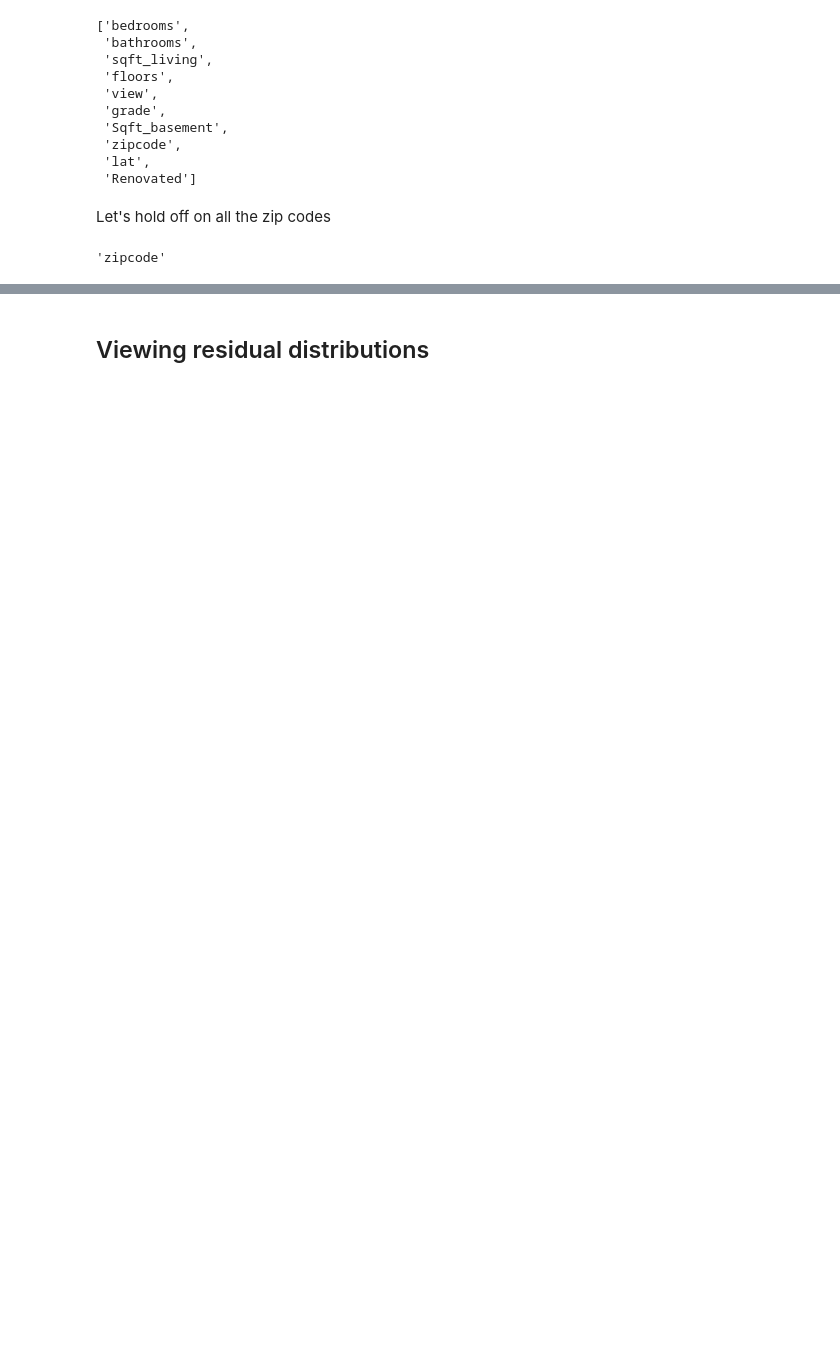
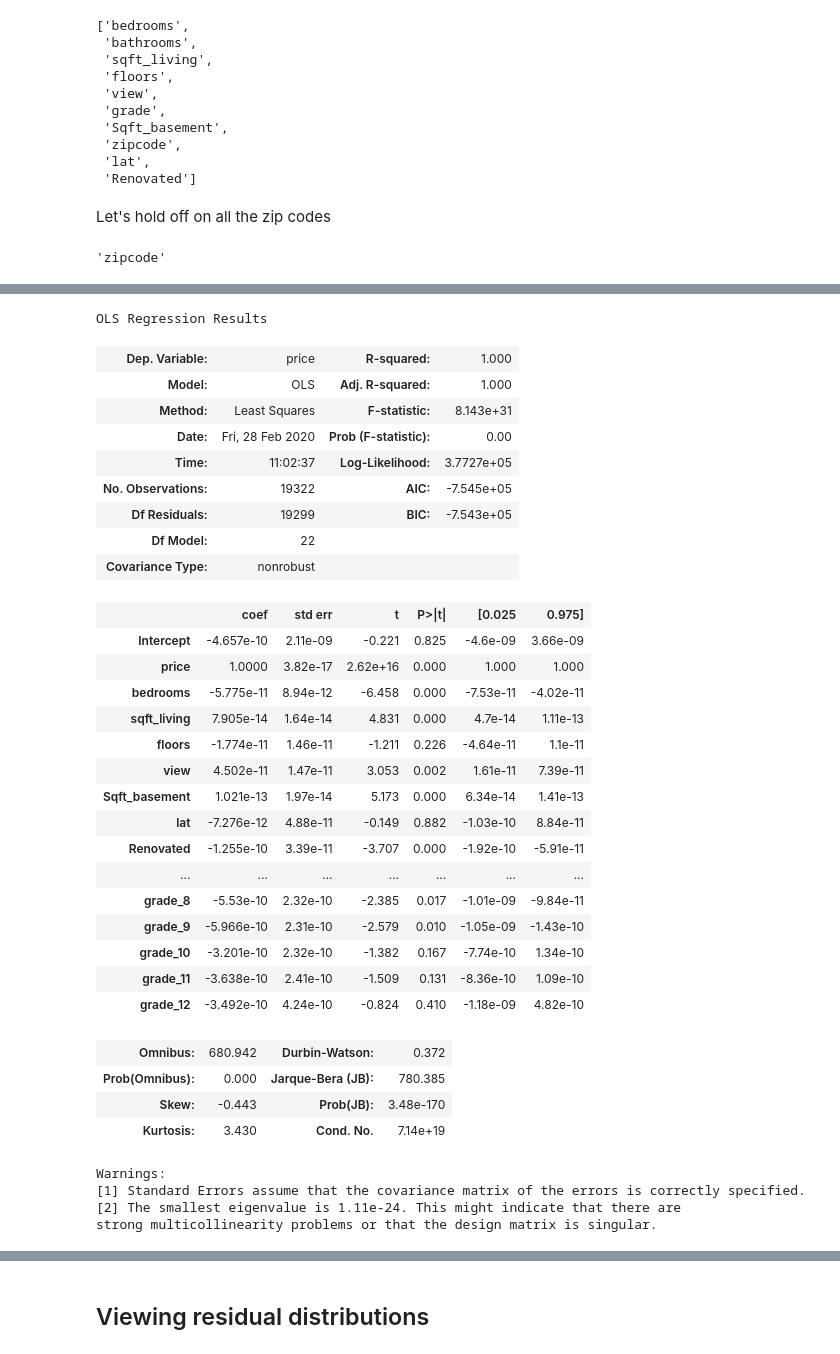
Before and after one commit to jammy-bot/dsc-mod-2-project-v2-1-online-ds-ft-120919, a Jupyter notebook: 3-model-and-conclude.ipynb, the cells around one changed output, grey strips where cells are left out. Cells and saved outputs as stored; diff of their text form; code cells hidden in the pictures; blank space fills up the shorter version.

```diff
--- a/3-model-and-conclude.ipynb
+++ b/3-model-and-conclude.ipynb
@@ -238,0 +333,49 @@ The warning indicates strong multicollinearity. In addition, we have a skew of 1
+# %%
+# trying the model with the encoded columns
+kicks = [col for col in hot_mod_df.columns if col != 'zipcode']
+# set outcome ('target')
+outcome = 'price'
+# initialize variable for columns to submit to ols
+x_cols = kicks
+# define the formula to run the inputs
+predictors = '+'.join(x_cols)
+formula = outcome + '~' + predictors
+
+# name the model request and compute a summary
+model = ols(formula=formula, data=hot_mod_df).fit()
+model.summary()
+# %% [output]
+OLS Regression Results
+| Dep. Variable: | price | R-squared: | 1.000 |
+| Model: | OLS | Adj. R-squared: | 1.000 |
+| Method: | Least Squares | F-statistic: | 8.143e+31 |
+| Date: | Fri, 28 Feb 2020 | Prob (F-statistic): | 0.00 |
+| Time: | 11:02:37 | Log-Likelihood: | 3.7727e+05 |
+| No. Observations: | 19322 | AIC: | -7.545e+05 |
+| Df Residuals: | 19299 | BIC: | -7.543e+05 |
+| Df Model: | 22 |  |  |
+| Covariance Type: | nonrobust |  |  |
+|  | coef | std err | t | P>|t| | [0.025 | 0.975] |
+| Intercept | -4.657e-10 | 2.11e-09 | -0.221 | 0.825 | -4.6e-09 | 3.66e-09 |
+| price | 1.0000 | 3.82e-17 | 2.62e+16 | 0.000 | 1.000 | 1.000 |
+| bedrooms | -5.775e-11 | 8.94e-12 | -6.458 | 0.000 | -7.53e-11 | -4.02e-11 |
+| sqft_living | 7.905e-14 | 1.64e-14 | 4.831 | 0.000 | 4.7e-14 | 1.11e-13 |
+| floors | -1.774e-11 | 1.46e-11 | -1.211 | 0.226 | -4.64e-11 | 1.1e-11 |
+| view | 4.502e-11 | 1.47e-11 | 3.053 | 0.002 | 1.61e-11 | 7.39e-11 |
+| Sqft_basement | 1.021e-13 | 1.97e-14 | 5.173 | 0.000 | 6.34e-14 | 1.41e-13 |
+| lat | -7.276e-12 | 4.88e-11 | -0.149 | 0.882 | -1.03e-10 | 8.84e-11 |
+| Renovated | -1.255e-10 | 3.39e-11 | -3.707 | 0.000 | -1.92e-10 | -5.91e-11 |
+| ... | ... | ... | ... | ... | ... | ... |
+| grade_8 | -5.53e-10 | 2.32e-10 | -2.385 | 0.017 | -1.01e-09 | -9.84e-11 |
+| grade_9 | -5.966e-10 | 2.31e-10 | -2.579 | 0.010 | -1.05e-09 | -1.43e-10 |
+| grade_10 | -3.201e-10 | 2.32e-10 | -1.382 | 0.167 | -7.74e-10 | 1.34e-10 |
+| grade_11 | -3.638e-10 | 2.41e-10 | -1.509 | 0.131 | -8.36e-10 | 1.09e-10 |
+| grade_12 | -3.492e-10 | 4.24e-10 | -0.824 | 0.410 | -1.18e-09 | 4.82e-10 |
+| Omnibus: | 680.942 | Durbin-Watson: | 0.372 |
+| Prob(Omnibus): | 0.000 | Jarque-Bera (JB): | 780.385 |
+| Skew: | -0.443 | Prob(JB): | 3.48e-170 |
+| Kurtosis: | 3.430 | Cond. No. | 7.14e+19 |
+Warnings:
+[1] Standard Errors assume that the covariance matrix of the errors is correctly specified.
+[2] The smallest eigenvalue is 1.11e-24. This might indicate that there are
+strong multicollinearity problems or that the design matrix is singular.
```
Also changed, not shown: parts of 49 cells of this notebook.
